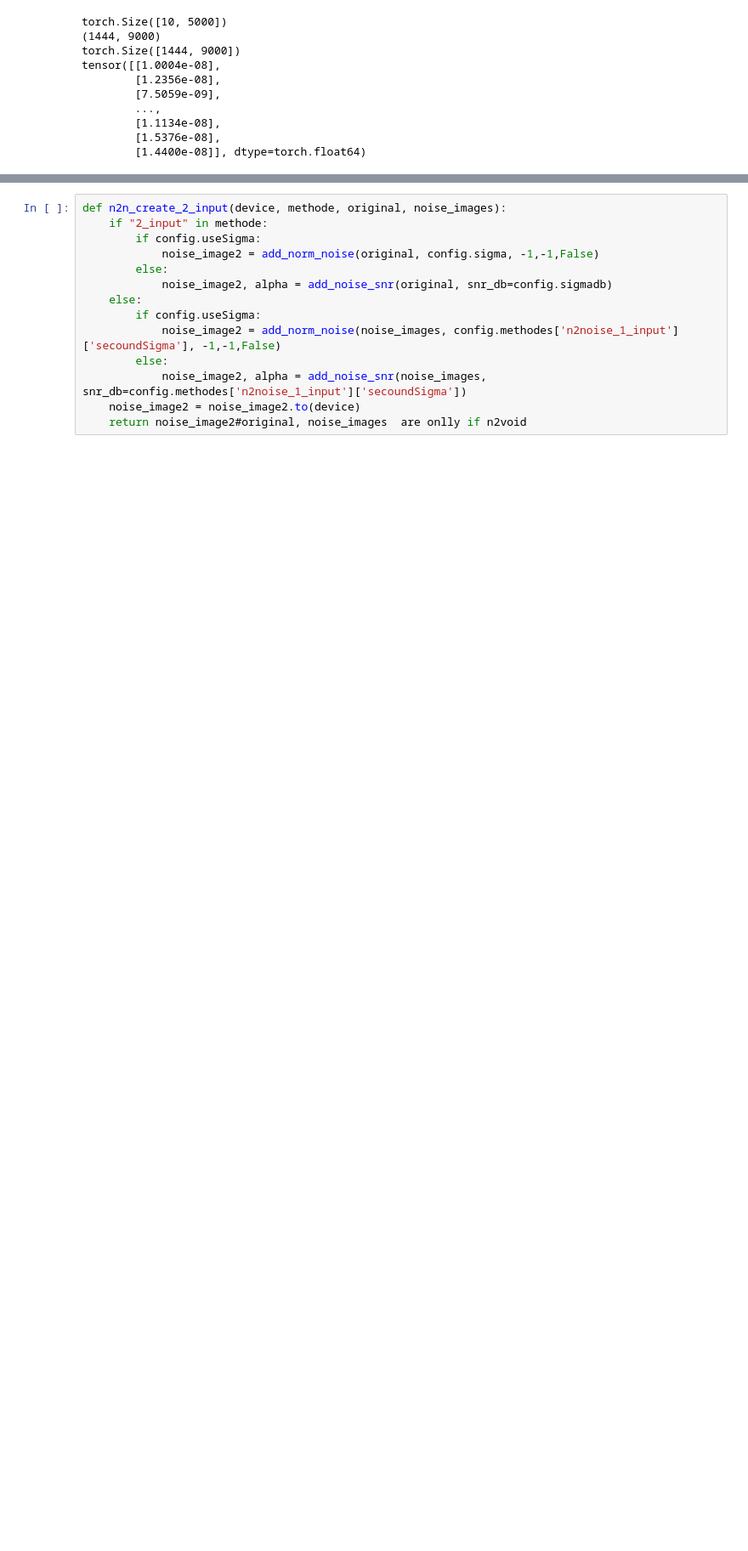
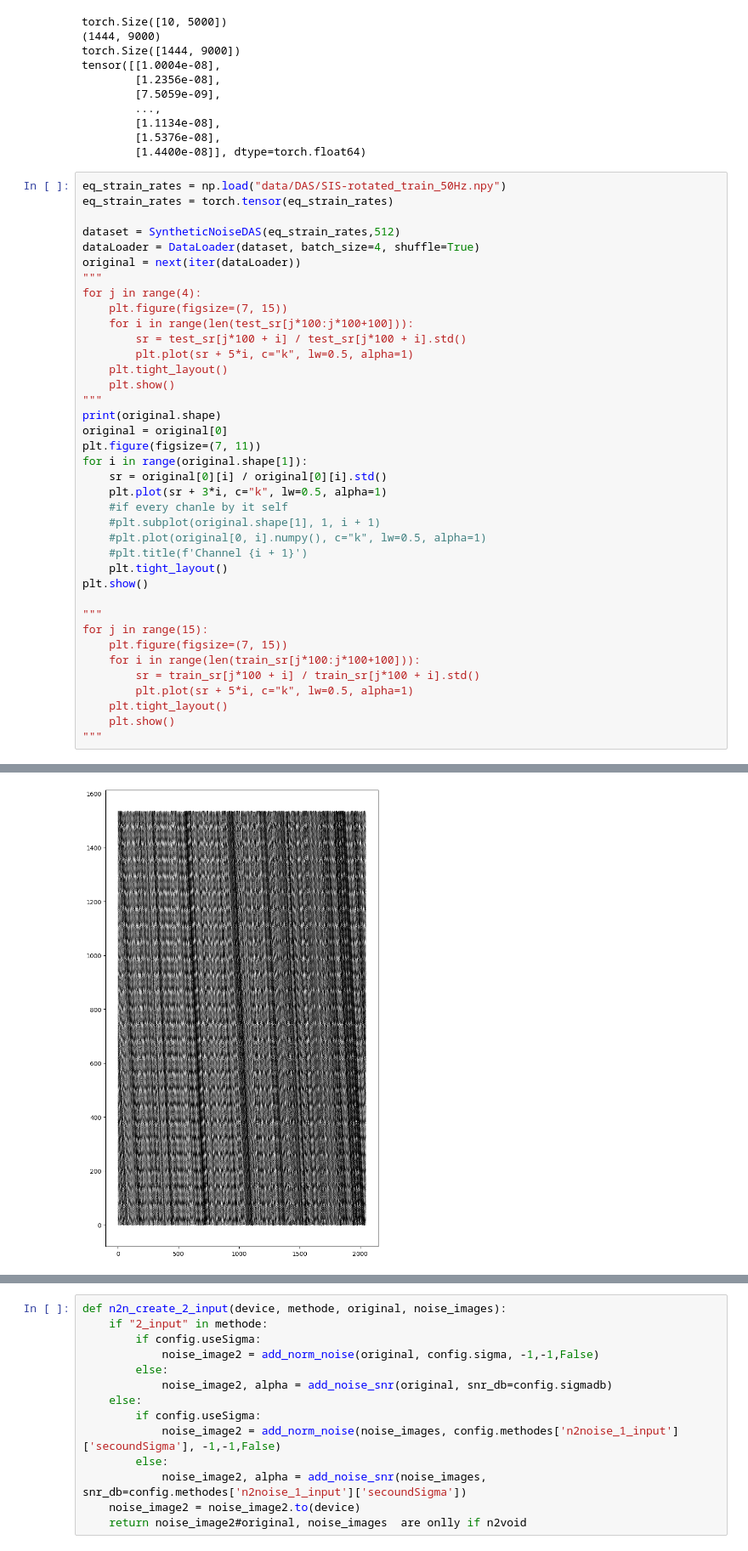
Before and after one commit to Guendilf/DAS-denoiser-MA, a Jupyter notebook: synthetik_data_test.ipynb, the cells around one changed output, grey strips where cells are left out. Shown at 85% size. Saved outputs shown, nothing was run; the diff lists cells and outputs as text; blank space fills up the shorter version.

```diff
--- a/synthetik_data_test.ipynb
+++ b/synthetik_data_test.ipynb
@@ -333,3 +323,42 @@ tensor([[1.0004e-08],
         [1.1134e-08],
         [1.5376e-08],
         [1.4400e-08]], dtype=torch.float64)
+# %%
+eq_strain_rates = np.load("data/DAS/SIS-rotated_train_50Hz.npy")
+eq_strain_rates = torch.tensor(eq_strain_rates)
+
+dataset = SyntheticNoiseDAS(eq_strain_rates,512)
+dataLoader = DataLoader(dataset, batch_size=4, shuffle=True)
+original = next(iter(dataLoader))
+"""
+for j in range(4):
+    plt.figure(figsize=(7, 15))
+    for i in range(len(test_sr[j*100:j*100+100])):
+        sr = test_sr[j*100 + i] / test_sr[j*100 + i].std()
+        plt.plot(sr + 5*i, c="k", lw=0.5, alpha=1)
+    plt.tight_layout()
+    plt.show()
+"""
+print(original.shape)
+original = original[0]
+plt.figure(figsize=(7, 11))
+for i in range(original.shape[1]):
+    sr = original[0][i] / original[0][i].std()
+    plt.plot(sr + 3*i, c="k", lw=0.5, alpha=1)
+    #if every chanle by it self
+    #plt.subplot(original.shape[1], 1, i + 1)
+    #plt.plot(original[0, i].numpy(), c="k", lw=0.5, alpha=1)
+    #plt.title(f'Channel {i + 1}')
+    plt.tight_layout()
+plt.show()
+
+"""
+for j in range(15):
+    plt.figure(figsize=(7, 15))
+    for i in range(len(train_sr[j*100:j*100+100])):
+        sr = train_sr[j*100 + i] / train_sr[j*100 + i].std()
+        plt.plot(sr + 5*i, c="k", lw=0.5, alpha=1)
+    plt.tight_layout()
+    plt.show()
+"""
+# %% [output]
@@ -335,0 +366 @@ tensor([[1.0004e-08],
+[figure, added]
```
Also changed, not shown: parts of 4 cells of this notebook, 1 other file.
